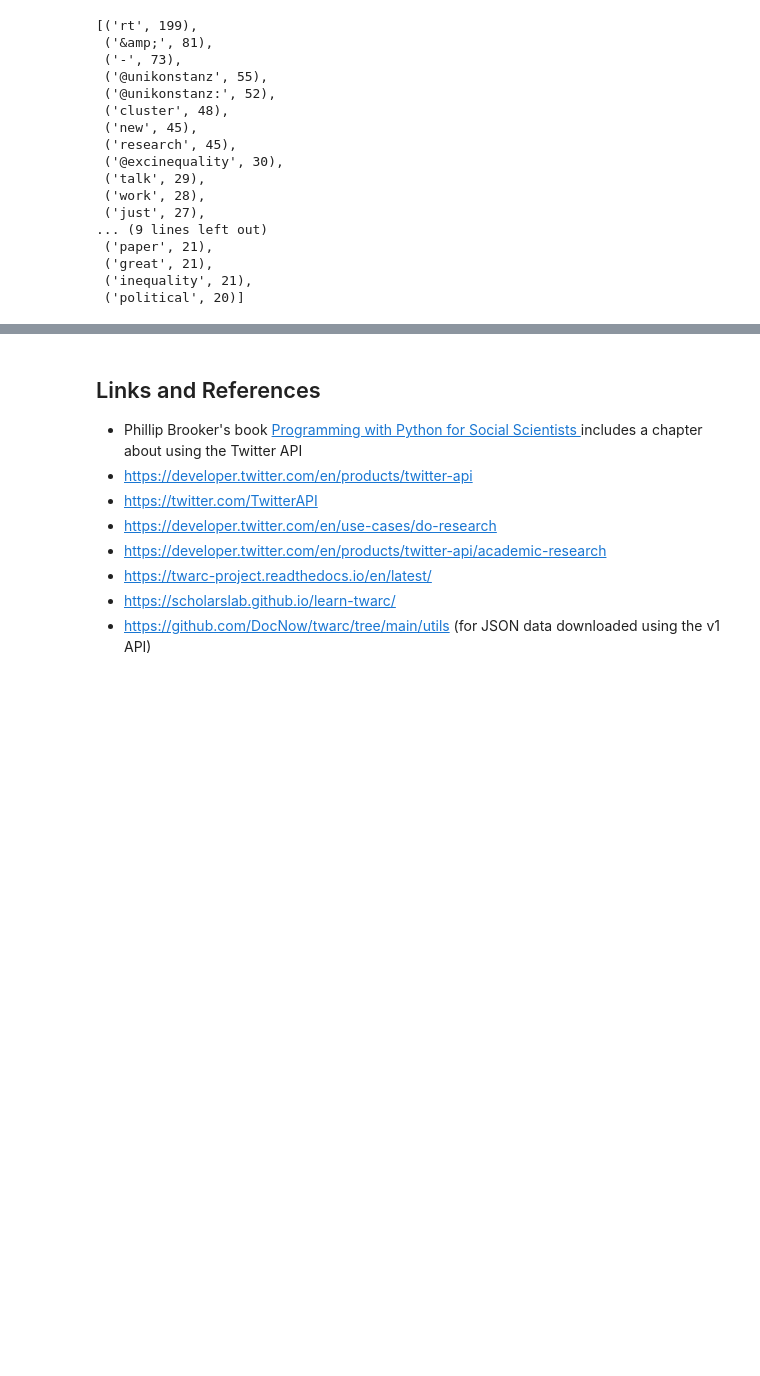
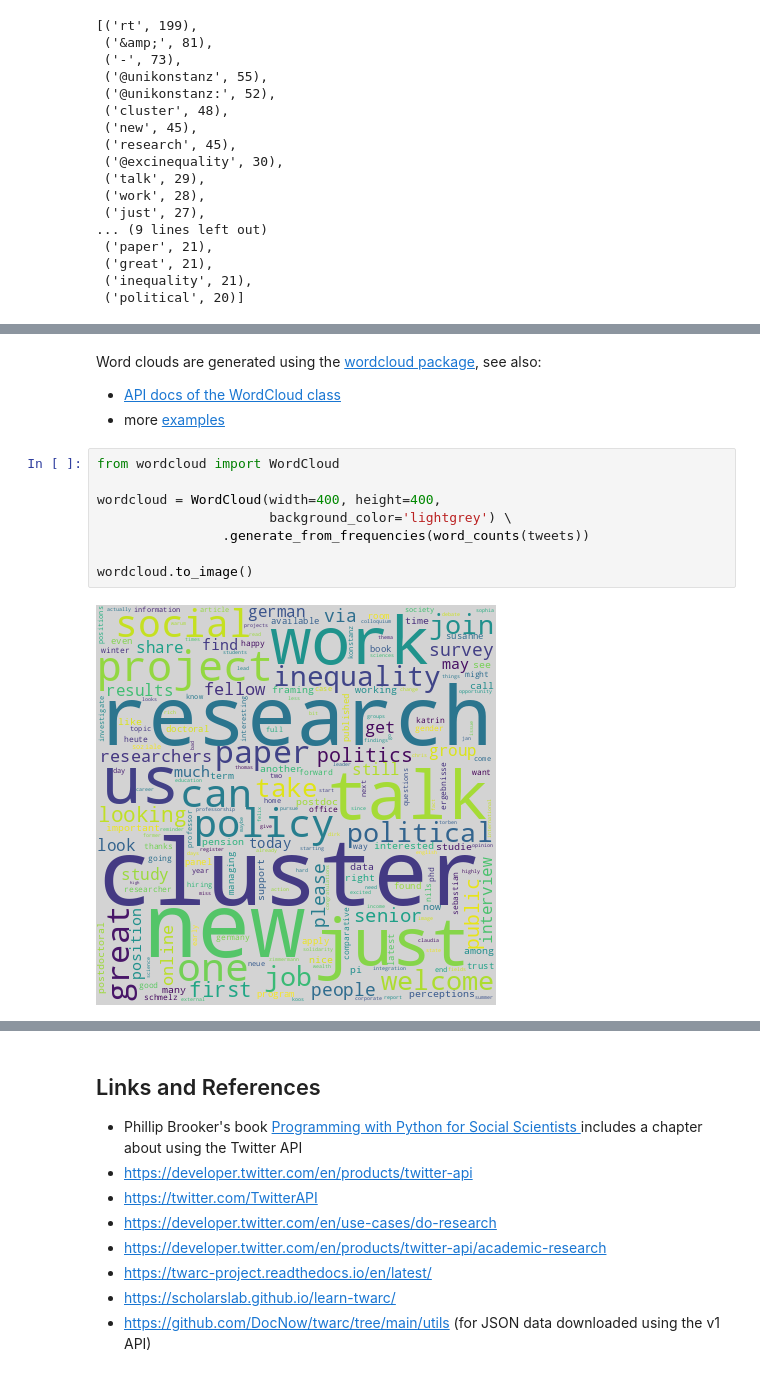
Before and after one commit to sebastian-nagel/introduction-to-python, a Jupyter notebook: 3_twitter_api.ipynb, the cells around one changed output, grey strips where cells are left out. Saved outputs shown, nothing was run; the diff lists cells and outputs as text; blank space fills up the shorter version.

```diff
--- a/3_twitter_api.ipynb
+++ b/3_twitter_api.ipynb
@@ -286,6 +292,20 @@ word_counts(tweets).most_common()[0:25]
  ('public', 16),
  ('politics', 16),
  ('senior', 15)]
+# %% [markdown]
+Word clouds are generated using the [wordcloud package](https://pypi.org/project/wordcloud/), see also:
+- [API docs of the WordCloud class](https://amueller.github.io/word_cloud/generated/wordcloud.WordCloud.html#wordcloud.WordCloud)
+- more [examples](https://amueller.github.io/word_cloud/auto_examples/index.html)
+# %%
+from wordcloud import WordCloud
+
+wordcloud = WordCloud(width=400, height=400,
+                      background_color='lightgrey') \
+                .generate_from_frequencies(word_counts(tweets))
+
+wordcloud.to_image()
+# %% [output]
+[figure, added]
 # %% [markdown]
 ### Words Used by the Official Twitter Accounts of German Political Parties
 
```
Also changed, not shown: parts of 8 cells of this notebook, 6 other files.
